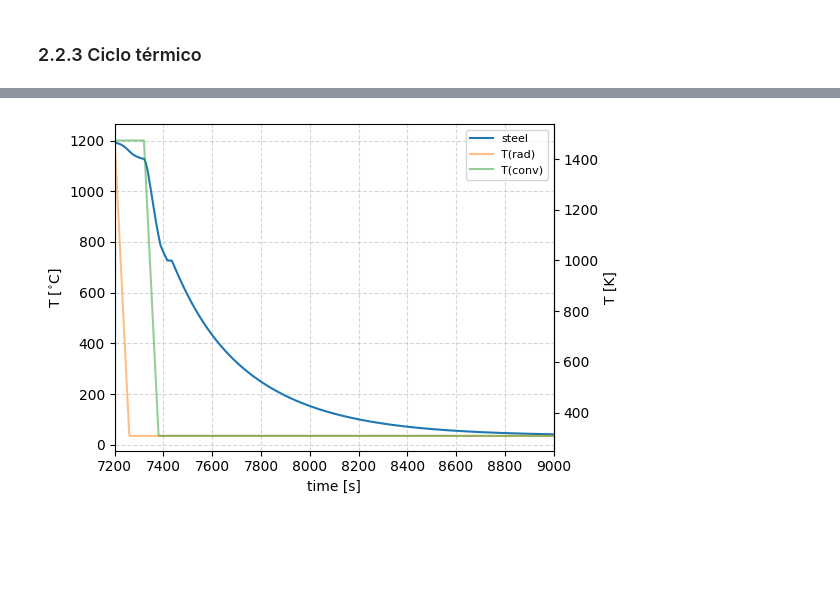
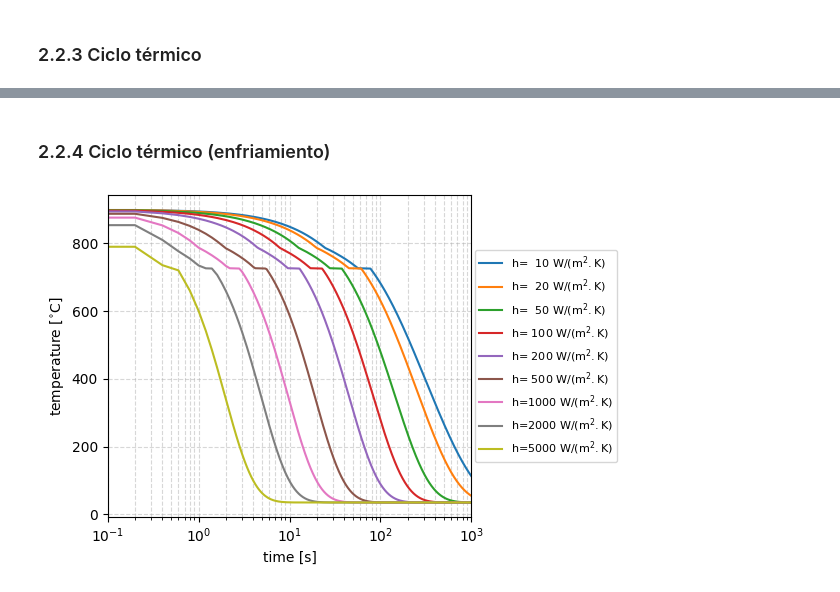
Before and after one commit to eicastroc/steelmaking101, a Jupyter notebook: es/modulo04_enthalpy/02_aplicacionLumpedCapacitance.ipynb, the cells around one changed output, grey strips where cells are left out. Saved outputs shown, nothing was run; the diff lists cells and outputs as text; code cells hidden in the pictures; blank space fills up the shorter version.

```diff
--- a/es/modulo04_enthalpy/02_aplicacionLumpedCapacitance.ipynb
+++ b/es/modulo04_enthalpy/02_aplicacionLumpedCapacitance.ipynb
@@ -496,18 +501,62 @@ plt.show()
-# %%
-#%% Plot cooling cycle
-fig, ax = plt.subplots(figsize = (6, 4))
-
-ax.plot(t5, k2c(T5), label=r'steel')
-ax.plot(t5, k2c(T_rad(t5, 0.0)) , alpha=0.5, label='T(rad)')      # radiative temp
-ax.plot(t5, k2c(T_conv(t5, 0.0)), alpha=0.5, label='T(conv)')      # convective temp
-ax.set_xlabel('time [s]')
-ax.set_xlim(7200, 9000)
-ax.set_ylabel(r"T [$^{\circ}$C]")
-ax.grid(ls='--', alpha=0.5)
-ax.legend(loc='best', fontsize=8)
-secax = ax.secondary_yaxis('right', functions=(c2k, k2c))
-secax.set_ylabel('T [K]')
-fig.tight_layout()
-plt.show()
-# %% [output]
-[figure, removed]
+# %% [markdown]
+### 2.2.4 Ciclo térmico (enfriamiento)
+# %%
+#%% Calculation Fe-0.4%C (cooling)
+
+H2T, T2H = H2T_steel, T2H_steel
+########################################################### pre-processing
+rho = 7500       # density, [kg/m3]
+Diam = 10        # sphere diameter, [mm]
+T_ini = 900     # initial temperature, [C]
+
+A_V = 6 / (1e-3*Diam) # form factor, [1/m]
+
+# conversion of times
+s2min = lambda t: t/60 # convert time from seconds to minutes
+min2s = lambda t: t*60 # convert time from minutes to seconds
+
+# cooling conditions
+T_conv = 35 # deg C
+T_rad  = 35 # deg C
+htcs = [10, 20, 50, 100, 200, 500, 1000, 2000, 5000]
+
+################################################ CALCULATION AND PLOTTING
+fig, ax = plt.subplots(figsize = (6, 4))
+for htc in htcs:
+    # packing of parameters
+    thermophysical = (rho, H2T)
+    geometry = A_V              # surface-area-to-volume ratio, [1/m]
+    convective = (htc, c2k(T_conv))      # convective htc [W/(m2.K)], and far-field T [K]
+    radiative = (0.3, 1.0, c2k(T_rad)) # emisivity, view factor and far-field T [K]
+
+    t_span = (0, 1000)        # time span
+    n_steps = 5000
+
+    ################################################################## processing
+    H_init = T2H(c2k(T_ini))
+    sol = solve_ivp(
+        fun = dHdt,
+        t_span = t_span,
+        y0 = [H_init],
+        args = (thermophysical, geometry, convective, radiative),
+        method = 'Radau',
+        t_eval = np.linspace(t_span[0], t_span[1], n_steps)
+    )
+
+    ############################################################ Post-processing
+    t = sol.t
+    H = sol.y[0]
+    T = H2T(sol.y[0])
+    label = "".join(["h=", f"{htc:>4} ", r"$\mathrm{W/(m^{2}.K)}$"])
+    ax.plot(t, k2c(T), label=label)
+
+ax.set_xlabel('time [s]')
+ax.set_xscale('log')
+ax.set_xlim(0.1, 1e3)
+ax.set_ylabel(r'temperature [$^{\circ}$C]')
+ax.grid(ls='--', which='both', alpha=0.5)
+ax.legend(loc='center left', fontsize=8, bbox_to_anchor=(1.01, 0.5), borderaxespad=0.0)
+fig.tight_layout()
+plt.show()
+# %% [output]
+[figure, added]
```
Also changed, not shown: parts of 2 cells of this notebook.
